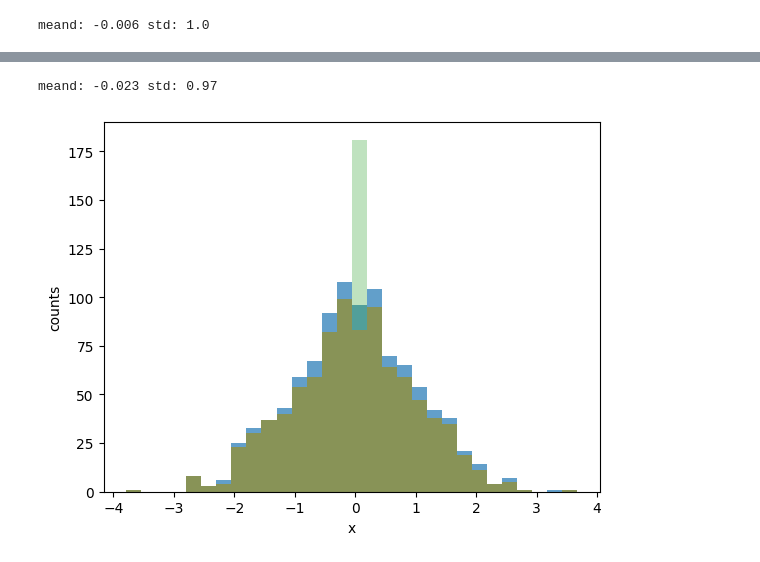
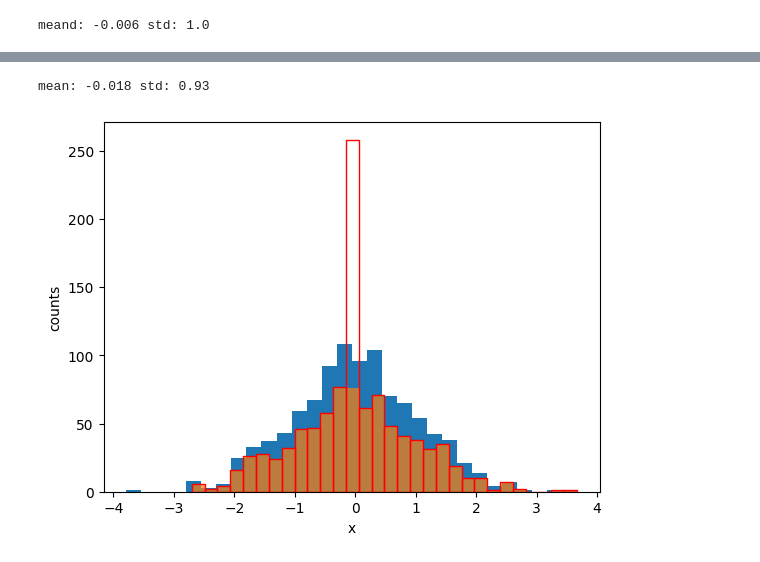
Before and after one commit to fedhere/PUS2024, a Jupyter notebook: classDemos/missing_variables.ipynb, the cells around one changed output, grey strips where cells are left out. Saved outputs shown, nothing was run; the diff lists cells and outputs as text; code cells hidden in the pictures.

```diff
--- a/classDemos/missing_variables.ipynb
+++ b/classDemos/missing_variables.ipynb
@@ -219,0 +209,9 @@ print(data_nan[indices])
+# %%
+indices = np.random.randint(0,1000,200)
+data_nan = data.copy()
+data_nan[indices] = np.nan
+print("meand: {:.2} std: {:.2}".format(np.nanmean(data_nan), np.nanstd(data_nan)))
+plt.hist(data, bins=30, alpha=0.7);
+plt.hist(data_nan, bins=30, alpha=0.5);
+plt.xlabel("x")
+plt.ylabel("counts");
@@ -220,13 +221,13 @@ print(data_nan[indices])
 # %%
 mean_replace = np.nanmean(data_nan)
 data_filled = data_nan.copy()
 data_filled[np.isnan(data_filled)] = mean_replace
-print("meand: {:.2} std: {:.2}".format(np.nanmean(data_filled), np.nanstd(data_filled)))
-plt.hist(data, bins=30, alpha=0.7);
-plt.hist(data_nan, bins=30, alpha=0.5);
-plt.hist(data_filled, bins=30, alpha=0.3);
+print("mean: {:.2} std: {:.2}".format(np.nanmean(data_filled), np.nanstd(data_filled)))
+plt.hist(data, bins=30, alpha=1.0);
+plt.hist(data_nan, bins=30, alpha=0.7);
+plt.hist(data_filled, bins=30, edgecolor='r', facecolor="none");
 plt.xlabel("x")
 plt.ylabel("counts");
 # %% [output]
-meand: -0.023 std: 0.97
+mean: -0.018 std: 0.93
-[figure, old version]
+[figure, new version]
```
Also changed, not shown: parts of 4 cells of this notebook.
